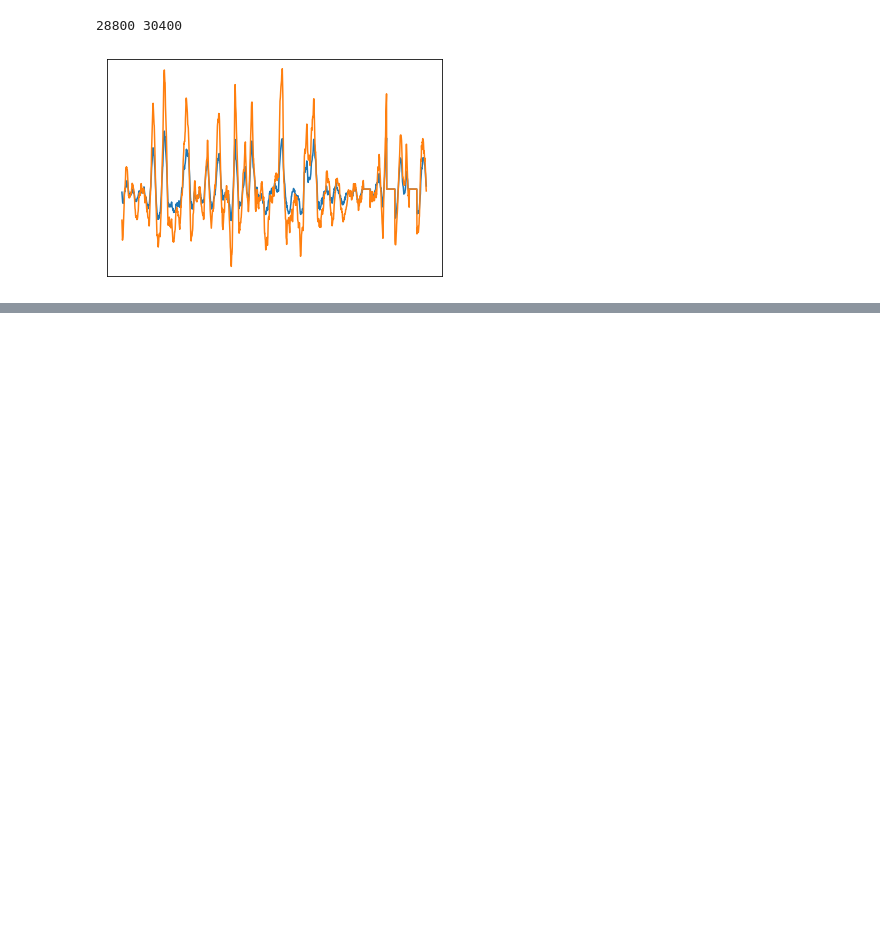
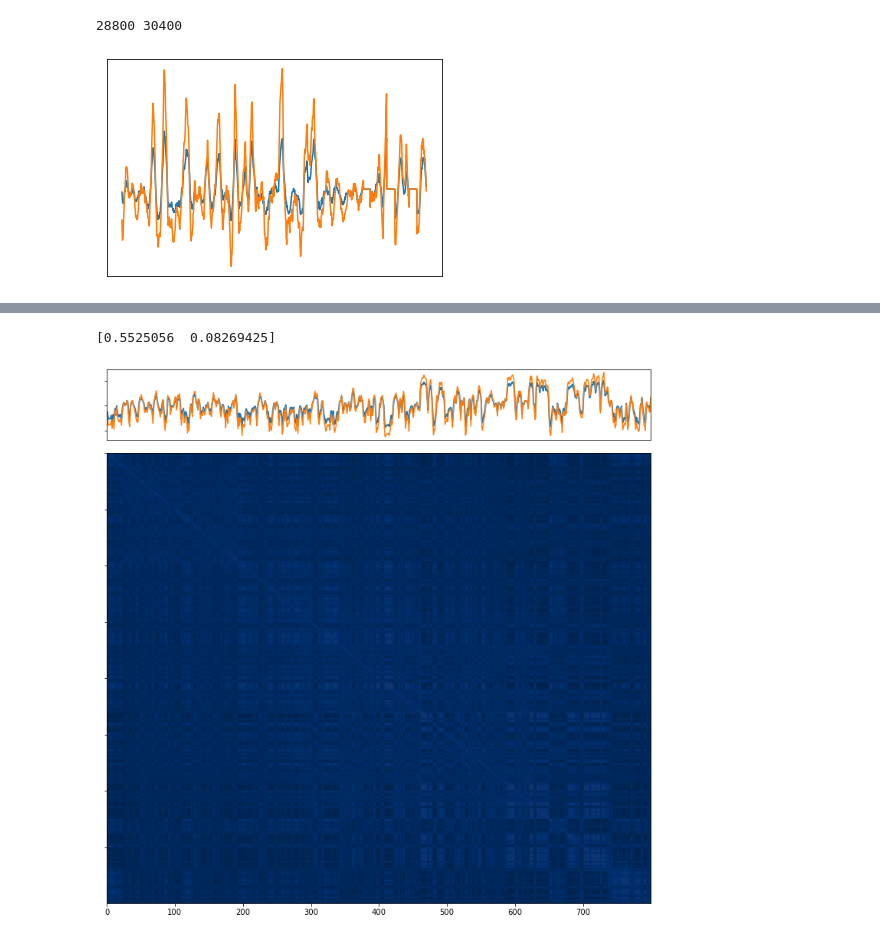
Before and after one commit to michaelrstadler/hic, a Jupyter notebook: bin/archive/working.ipynb, the cells around one changed output, grey strips where cells are left out. Cells and saved outputs as stored; diff of their text form; code cells hidden in the pictures; blank space fills up the shorter version.

```diff
--- a/bin/archive/working.ipynb
+++ b/bin/archive/working.ipynb
@@ -237,0 +265,12 @@ pca_mat()
+# %%
+m = m_all[:800,:800]
+m_norm = sc.norm_hic_matrix(m)
+#m_norm = m.copy()
+#m_norm = m_norm[:600,:600]
+distnorm = sc.distnorm(m_norm)
+centered, pca, X = sc.pca_matrix(distnorm)
+sc.plot_compartments(centered, X)
+#fm.viewer(centered * 1000, 4)
+# %% [output]
+[0.5525056  0.08269425]
+[figure, added]
```
Also changed, not shown: parts of 27 cells of this notebook, 8 other files.
